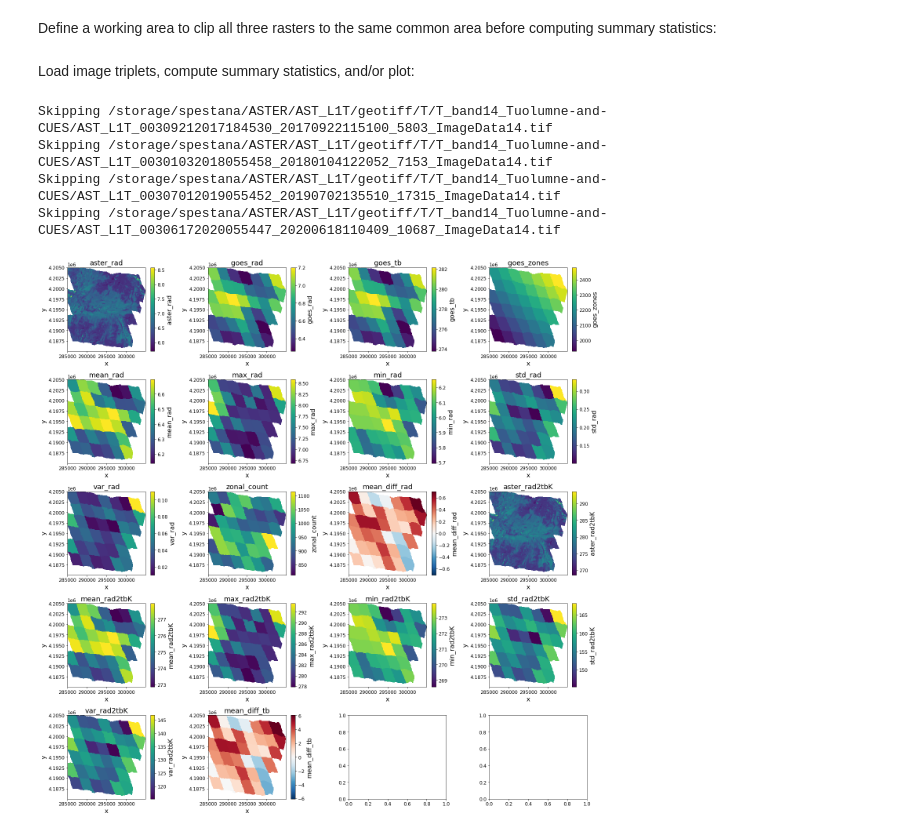
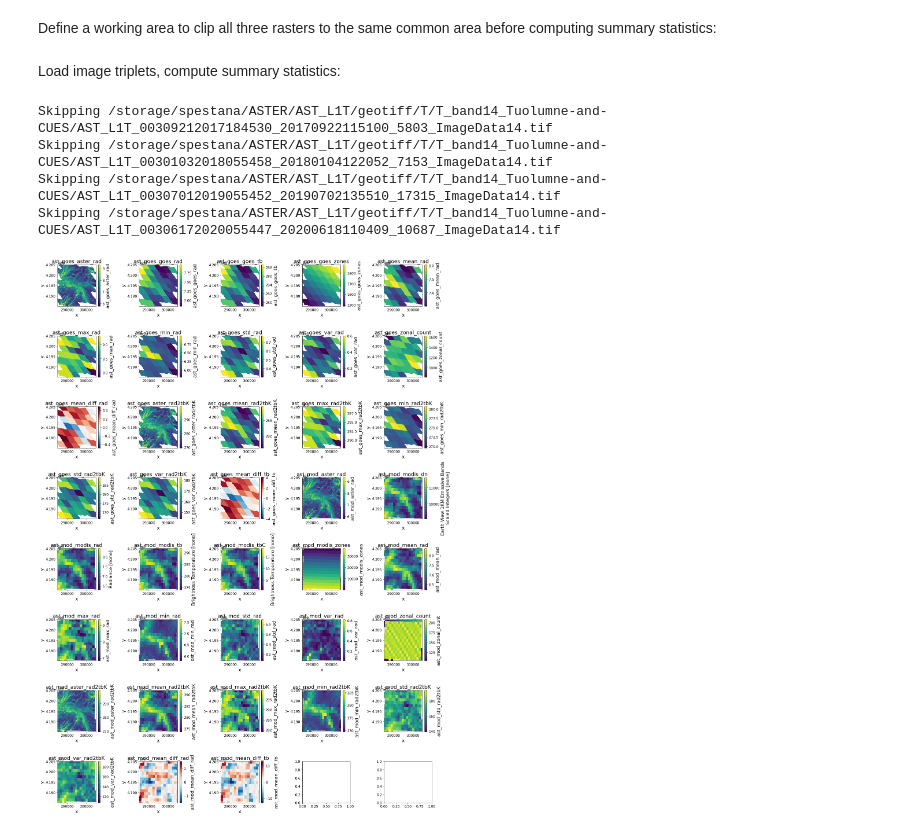
Before and after one commit to spestana/goes-cues, a Jupyter notebook: goes-modis-aster-upscaled-compare-radiance.ipynb, the cells around one changed output. Saved outputs shown, nothing was run; the diff lists cells and outputs as text; code cells hidden in the pictures.

Commit message:
Update notebook to compute zonal statistics with both aster-modis and aster-goes, output results to netcdf file

```diff
--- a/goes-modis-aster-upscaled-compare-radiance.ipynb
+++ b/goes-modis-aster-upscaled-compare-radiance.ipynb
@@ -314,19 +135,17 @@ Get filepaths for the MODIS observations I've created NetCDF files for, and thei
 # %% [markdown]
 Match ASTER with it's corresponding MODIS image:
 # %%
-#df['modis_timestampUTC'] = df.timestampUTC
-#df['modis_filepath'] = df.filepath
-#
-#for i in range(len(df)):
-#    nearest_modis_timestampUTC = nearest(list(modis_dict.keys()), df.timestampUTC[i])
-#    #print('ASTER: {}\nMODIS: {}\n\n'.format(df.timestampUTC[i], nearest_modis_timestampUTC))
-#    df['modis_timestampUTC'][i] = nearest_modis_timestampUTC
-#    df['modis_filepath'][i] = modis_dict[nearest_modis_timestampUTC]['filepath']
-#
-## make anoter column for MODIS UTC-8 (PST) times:
-#df['modis_timestampPST'] = df.modis_timestampUTC - pd.Timedelta(hours=8)
-#
-#
+df['modis_timestampUTC'] = df.timestampUTC
+df['modis_filepath'] = df.filepath
+
+for i in range(len(df)):
+    nearest_modis_timestampUTC = nearest(list(modis_dict.keys()), df.timestampUTC[i])
+    #print('ASTER: {}\nMODIS: {}\n\n'.format(df.timestampUTC[i], nearest_modis_timestampUTC))
+    df['modis_timestampUTC'][i] = nearest_modis_timestampUTC
+    df['modis_filepath'][i] = modis_dict[nearest_modis_timestampUTC]['filepath']
+
+# make anoter column for MODIS UTC-8 (PST) times:
+df['modis_timestampPST'] = df.modis_timestampUTC - pd.Timedelta(hours=8)
 # %%
 # preview dataframe
 df.head(3)
@@ -366,5 +185,5 @@ geometry = [
     }
 ]
 # %% [markdown]
-Load image triplets, compute summary statistics, and/or plot:
+Load image triplets, compute summary statistics:
 # %%
@@ -397,13 +253,13 @@ Skipping /storage/spestana/ASTER/AST_L1T/geotiff/T/T_band14_Tuolumne-and-CUES/AS
 Skipping /storage/spestana/ASTER/AST_L1T/geotiff/T/T_band14_Tuolumne-and-CUES/AST_L1T_00307012019055452_20190702135510_17315_ImageData14.tif
 Skipping /storage/spestana/ASTER/AST_L1T/geotiff/T/T_band14_Tuolumne-and-CUES/AST_L1T_00306172020055447_20200618110409_10687_ImageData14.tif
 # %%
-m = 2
+m = 12
 
-fig, ax = plt.subplots(nrows=5, ncols=4, figsize=(20,20), tight_layout=True)
+fig, ax = plt.subplots(nrows=8, ncols=5, figsize=(20,27), tight_layout=True)
 ax = ax.flatten()
 
 for i, data_var in enumerate(ds_list[m]):
     ds_list[m][str(data_var)].plot(ax=ax[i])
     ax[i].set_title(str(data_var))
 # %% [output]
-[figure, old version]
+[figure, new version]
```
Also changed, not shown: parts of 4 cells of this notebook.
